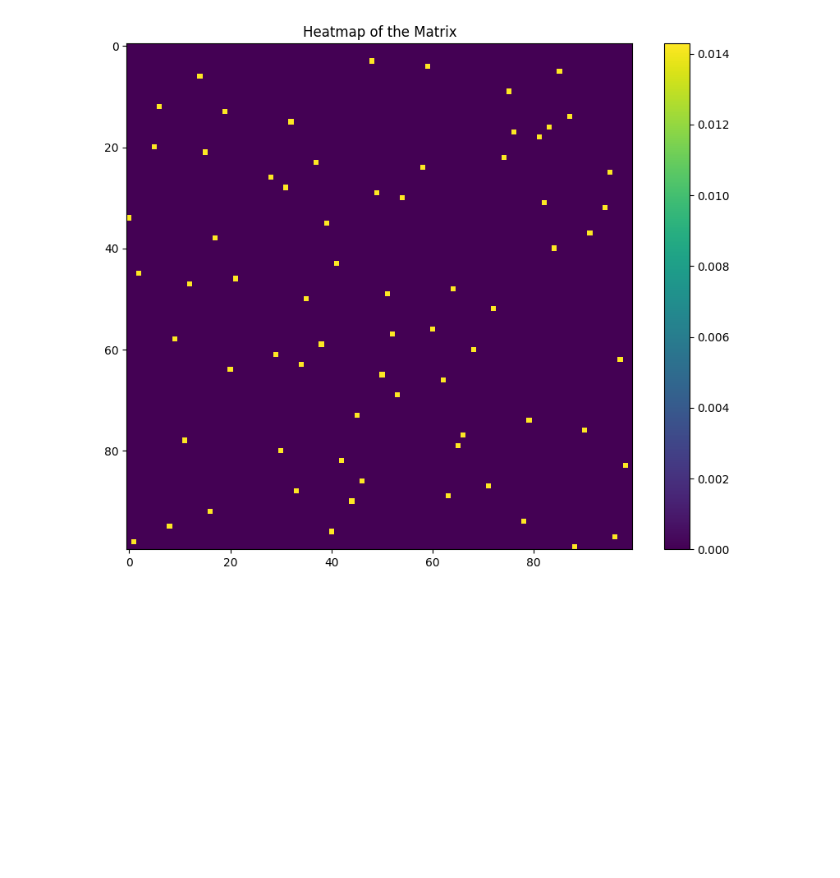
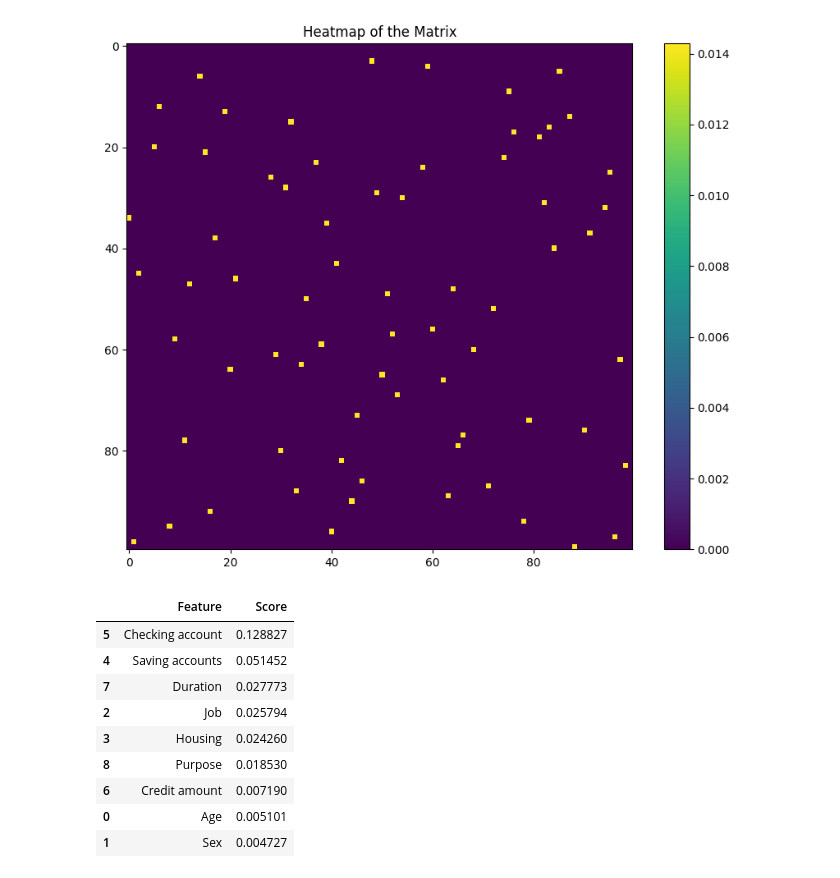
Before and after one commit to youlei202/distributional-counterfactual-explanation, a Jupyter notebook: analysis_german_credit.ipynb, the cells around one changed output. Cells and saved outputs as stored; diff of their text form; code cells hidden in the pictures; blank space fills up the shorter version.

```diff
--- a/analysis_german_credit.ipynb
+++ b/analysis_german_credit.ipynb
@@ -206,3 +217,30 @@ plt.show()
 # %% [output]
 DEBUG:matplotlib.colorbar:locator: <matplotlib.ticker.AutoLocator object at 0x...>
 [figure]
+# %%
+col_names = []
+col_scores = []
+for column, col_index in zip(explainer.explain_columns, explainer.explain_indices):
+
+    y_s = torch.FloatTensor(explainer.X[:, col_index])
+    y_t = torch.FloatTensor(explainer.X_prime[:, col_index])
+    wd_dist, _ = explainer.wd.distance(y_s, y_t, delta=0)
+
+    col_names.append(column)
+    col_scores.append(wd_dist.item())
+
+pd.DataFrame({
+    'Feature': col_names,
+    'Score': col_scores,
+}).sort_values(by='Score', ascending=False)
+# %% [output]
+|  | Feature | Score |
+| 5 | Checking account | 0.128827 |
+| 4 | Saving accounts | 0.051452 |
+| 7 | Duration | 0.027773 |
+| 2 | Job | 0.025794 |
+| 3 | Housing | 0.024260 |
+| 8 | Purpose | 0.018530 |
+| 6 | Credit amount | 0.007190 |
+| 0 | Age | 0.005101 |
+| 1 | Sex | 0.004727 |
```
Also changed, not shown: parts of 5 cells of this notebook.
